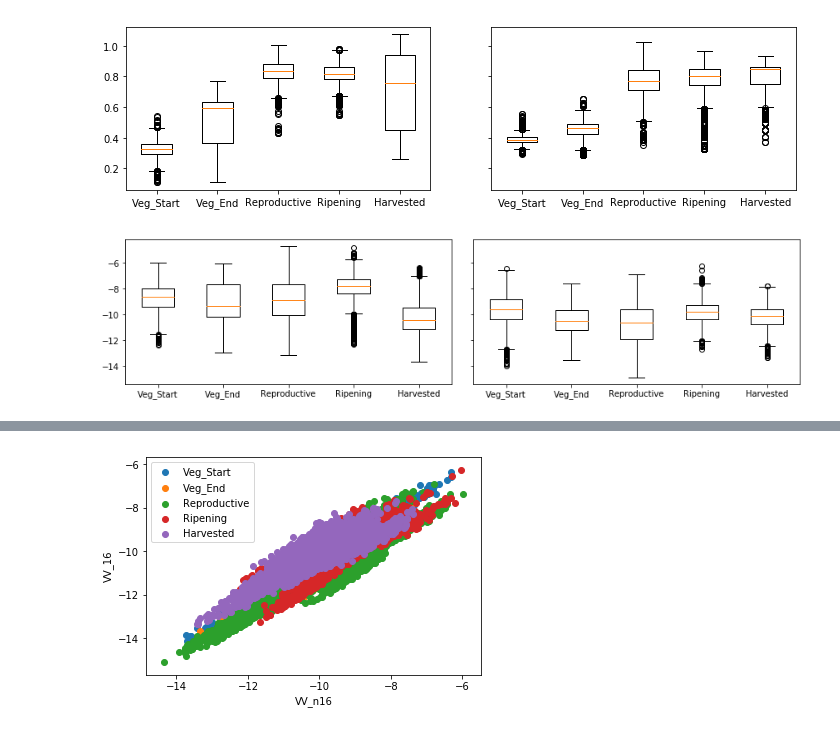
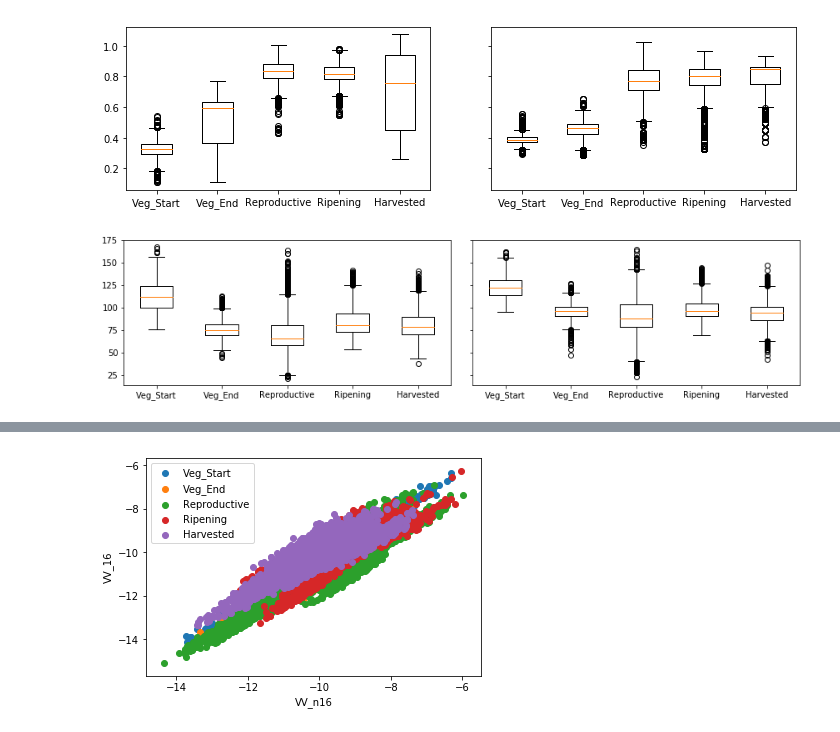
Before and after one commit to alexsalr/ciat_monitor_crops, a Jupyter notebook: examples/4_Inspect_Variables.ipynb, the cells around one changed output, grey strips where cells are left out. Drawn from its saved outputs; the diff is of its cells as text; code cells hidden in the pictures.

```diff
--- a/examples/4_Inspect_Variables.ipynb
+++ b/examples/4_Inspect_Variables.ipynb
@@ -201,9 +191,9 @@ show_boxplot(date2, 'NDVI_n32', ax[1])
 # %%
 fig, ax = plt.subplots(1,2,figsize=(12,3), sharey=True)
 
 plt.tight_layout()
 
-show_boxplot(date2, 'VV_n32', ax[0])
-show_boxplot(date2, 'VV_0', ax[1])
+show_boxplot(date2, 'VV_GLCMVariance_0', ax[0])
+show_boxplot(date2, 'VV_GLCMVariance_n16', ax[1])
 # %% [output]
-[figure, old version]
+[figure, new version]
```
Also changed, not shown: parts of 2 cells of this notebook, 3 other files.
